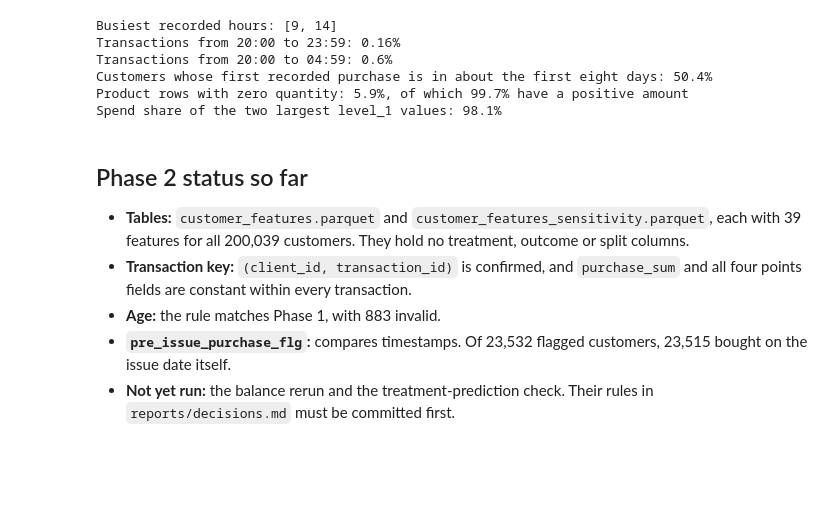
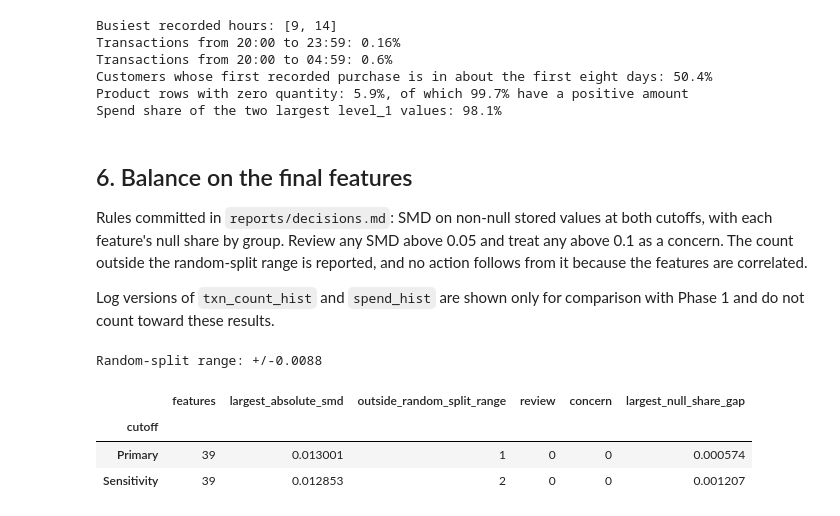
Before and after one commit to La-pinoz/Uplift_Analysis, a Jupyter notebook: notebooks/02_feature_engineering.ipynb, the cells around one changed output. Drawn from its saved outputs; the diff is of its cells as text; code cells hidden in the pictures; blank space fills up the shorter version.

```diff
--- a/notebooks/02_feature_engineering.ipynb
+++ b/notebooks/02_feature_engineering.ipynb
@@ -832,10 +839,78 @@ Customers whose first recorded purchase is in about the first eight days: 50.4%
 Product rows with zero quantity: 5.9%, of which 99.7% have a positive amount
 Spend share of the two largest level_1 values: 98.1%
 # %% [markdown]
-## Phase 2 status so far
+## 6. Balance on the final features
 
-- **Tables:** `customer_features.parquet` and `customer_features_sensitivity.parquet`, each with 39 features for all 200,039 customers. They hold no treatment, outcome or split columns.
-- **Transaction key:** `(client_id, transaction_id)` is confirmed, and `purchase_sum` and all four points fields are constant within every transaction.
-- **Age:** the rule matches Phase 1, with 883 invalid.
-- **`pre_issue_purchase_flg`:** compares timestamps. Of 23,532 flagged customers, 23,515 bought on the issue date itself.
-- **Not yet run:** the balance rerun and the treatment-prediction check. Their rules in `reports/decisions.md` must be committed first.
+Rules committed in `reports/decisions.md`: SMD on non-null stored values at both cutoffs, with each feature's null share by group. Review any SMD above 0.05 and treat any above 0.1 as a concern. The count outside the random-split range is reported, and no action follows from it because the features are correlated.
+
+Log versions of `txn_count_hist` and `spend_hist` are shown only for comparison with Phase 1 and do not count toward these results.
+# %%
+def standardised_mean_difference(treated, control):
+    treated, control = np.asarray(treated, float), np.asarray(control, float)
+    treated, control = treated[~np.isnan(treated)], control[~np.isnan(control)]
+    pooled_sd = np.sqrt((treated.var(ddof=1) + control.var(ddof=1)) / 2)
+    return (treated.mean() - control.mean()) / pooled_sd
+
+
+def smd_status(smd):
+    if np.isnan(smd):
+        return "Not computable"
+    size = abs(smd)
+    return "Concern" if size > 0.1 else "Review" if size > 0.05 else "Below 0.05"
+
+
+# Known-answer checks, the same as in the audit notebook.
+assert np.isclose(standardised_mean_difference([1, 2, 3], [2, 3, 4]), -1.0)
+assert np.isclose(standardised_mean_difference([1, np.nan, 3], [1, 3]), 0.0)
+assert (smd_status(0.049), smd_status(-0.07), smd_status(0.11)) == ("Below 0.05", "Review", "Concern")
+
+groups = query("SELECT client_id, treatment_flg FROM customer_groups ORDER BY client_id").set_index("client_id")["treatment_flg"]
+assert groups.index.equals(features.index)
+is_treated = (groups == 1).to_numpy()
+treated_n, control_n = int(is_treated.sum()), int((~is_treated).sum())
+noise_band = Z_95 * np.sqrt(1 / treated_n + 1 / control_n)
+assert round(noise_band, 4) == 0.0088
+
+
+def balance_rows(table, cutoff_name):
+    rows = []
+    for feature in FEATURE_NAMES:
+        values = table[feature].astype(float).to_numpy()
+        treated, control = values[is_treated], values[~is_treated]
+        rows.append(
+            {
+                "cutoff": cutoff_name,
+                "feature": feature,
+                "treated_mean": np.nanmean(treated),
+                "control_mean": np.nanmean(control),
+                "treated_null_share": np.isnan(treated).mean(),
+                "control_null_share": np.isnan(control).mean(),
+                "smd": standardised_mean_difference(treated, control),
+            }
+        )
+    return rows
+
+
+feature_balance = pd.DataFrame(balance_rows(features, "Primary") + balance_rows(sensitivity, "Sensitivity"))
+feature_balance["status"] = feature_balance["smd"].map(smd_status)
+feature_balance["outside_random_split_range"] = feature_balance["smd"].abs() > noise_band
+assert feature_balance["smd"].notna().all(), "A balance check could not be computed"
+feature_balance.to_csv(TABLES / "feature_balance.csv", index=False)
+
+balance_summary = feature_balance.groupby("cutoff").agg(
+    features=("feature", "size"),
+    largest_absolute_smd=("smd", lambda smd: smd.abs().max()),
+    outside_random_split_range=("outside_random_split_range", "sum"),
+    review=("status", lambda status: (status == "Review").sum()),
+    concern=("status", lambda status: (status == "Concern").sum()),
+    largest_null_share_gap=("treated_null_share", lambda s: (s - feature_balance.loc[s.index, "control_null_share"]).abs().max()),
+)
+balance_summary.to_csv(TABLES / "feature_balance_summary.csv")
+print(f"Random-split range: +/-{noise_band:.4f}")
+balance_summary
+# %% [output]
+Random-split range: +/-0.0088
+|  | features | largest_absolute_smd | outside_random_split_range | review | concern | largest_null_share_gap |
+| cutoff |  |  |  |  |  |  |
+| Primary | 39 | 0.013001 | 1 | 0 | 0 | 0.000574 |
+| Sensitivity | 39 | 0.012853 | 2 | 0 | 0 | 0.001207 |
```
Also changed, not shown: parts of 13 cells of this notebook, 8 other files.
